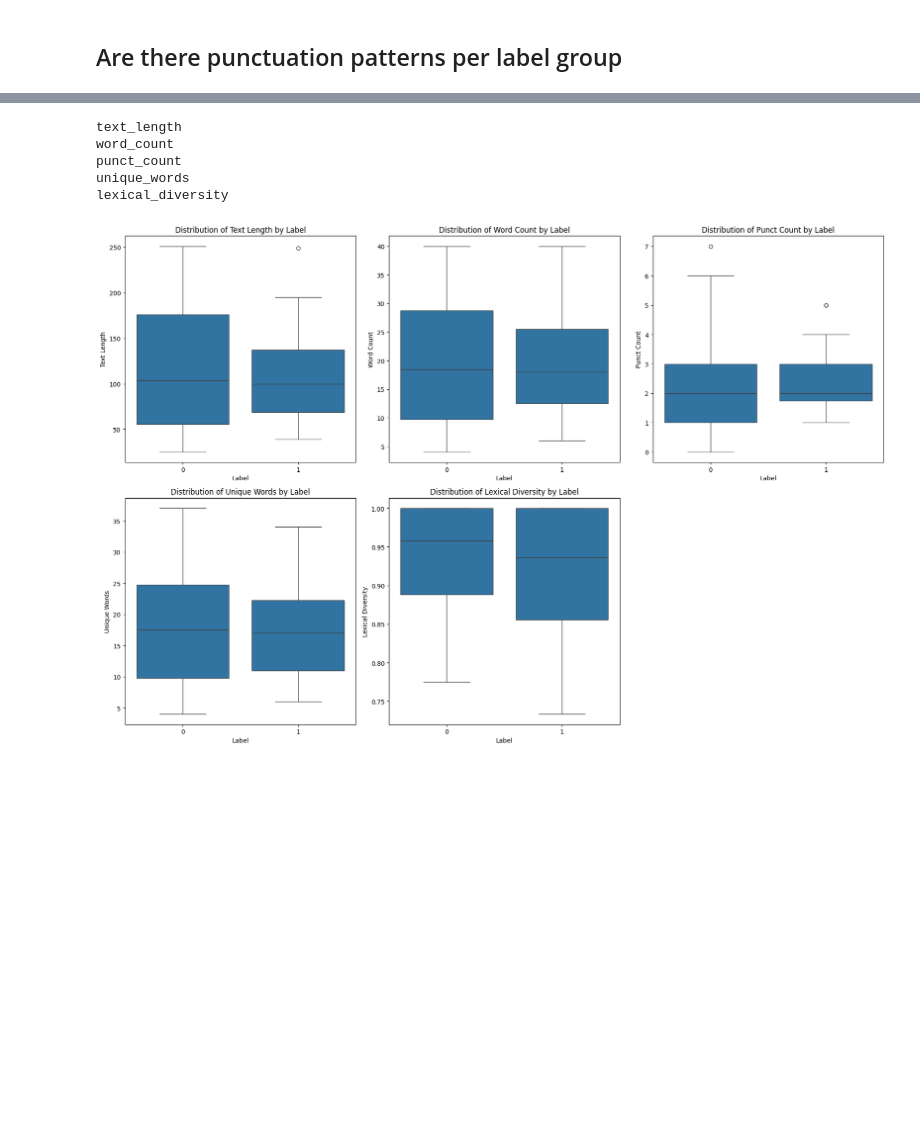
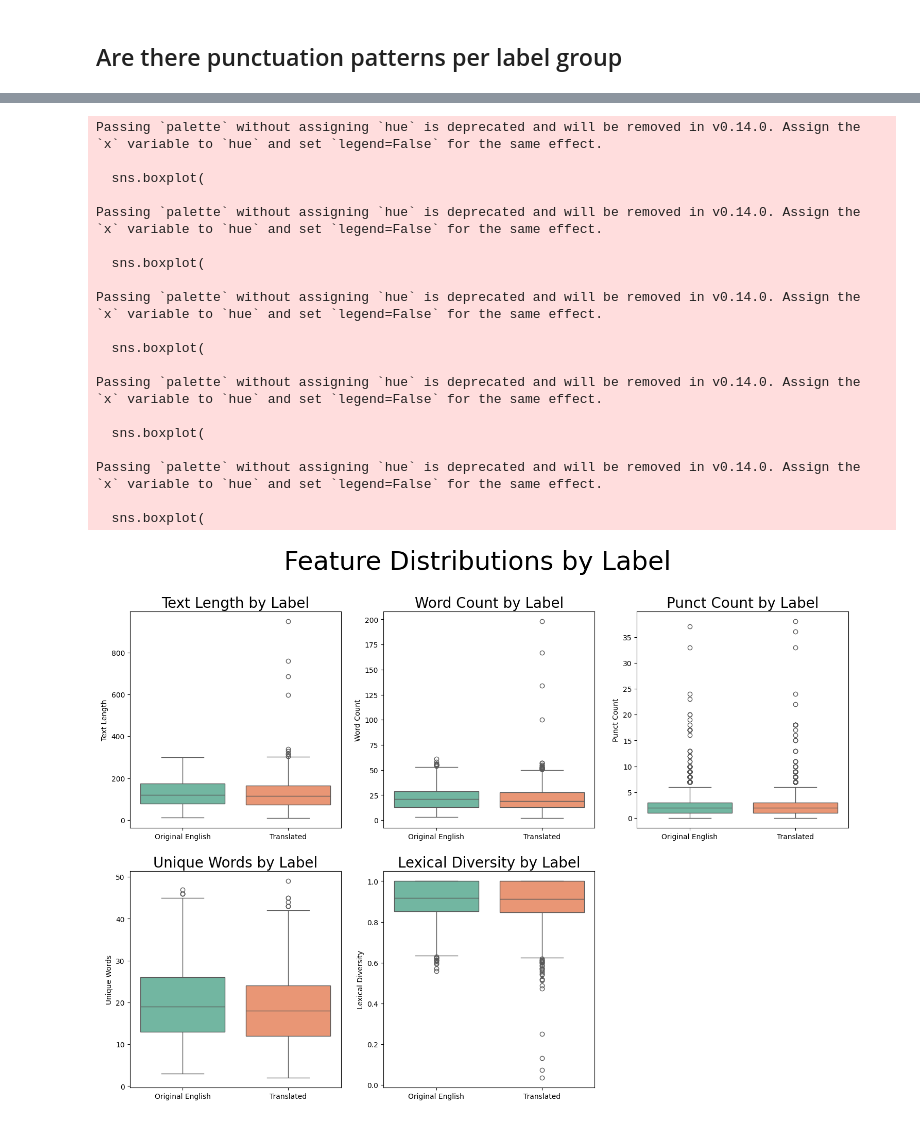
Before and after one commit to Michelle875/Translationese, a Jupyter notebook: translation/data_exploration.ipynb, the cells around one changed output, grey strips where cells are left out. Drawn from its saved outputs; the diff is of its cells as text; code cells hidden in the pictures; blank space fills up the shorter version.

```diff
--- a/translation/data_exploration.ipynb
+++ b/translation/data_exploration.ipynb
@@ -152,7 +157,7 @@ X = []
 y = []
 count = 0
 for en, sp in clean_pairs:
-    if count >= 400:
+    if count >=12000:
         break
     print(count)
     X.append(en)
@@ -216,3 +221,13 @@ df.to_csv("csvs/small_translation_dataset.csv", index=False)
 2  I declare resumed the session of the European ...      0
 3  I declare the European Parliament's session, w...      1
 4  Although, as you will have seen, the dreaded '...      0
+# %%
+import pandas as pd
+import numpy as np
+data = pd.read_csv(
+    "csvs/big_translation_dataset.csv",
+    engine="python",
+    on_bad_lines="skip"
+)
+
+print(len(data))
@@ -274,6 +295,6 @@ plt.show()
 # %%
 # Use the larger dataset for more meaningful analysis
-data_large = pd.DataFrame({"text": X, "label": y})
+data_large = pd.DataFrame({"text": data['text'], "label": data['label']})
 
 # Compute various features
 data_large['text_length'] = data_large['text'].apply(len)
@@ -306,33 +327,53 @@ label
 
 [2 rows x 40 columns]
 # %%
-# Visualize distributions
 features = ['text_length', 'word_count', 'punct_count', 'unique_words', 'lexical_diversity']
 
 fig, axes = plt.subplots(2, 3, figsize=(18, 12))
 axes = axes.flatten()
+fig.suptitle('Feature Distributions by Label', fontsize=36)
+label_map = {0: "Original English", 1: "Translated"}
+data_large["label_name"] = data_large["label"].map(label_map)
 
 for i, feature in enumerate(features):
-    print(feature)
-    sns.boxplot(data=data_large, x='label', y=feature, ax=axes[i])
-    axes[i].set_title(f'Distribution of {feature.replace("_", " ").title()} by Label')
-    axes[i].set_xlabel('Label')
+    sns.boxplot(
+        data=data_large,
+        x='label_name',
+        y=feature,
+        ax=axes[i],
+        palette="Set2"
+    )
+    axes[i].set_title(f'{feature.replace("_", " ").title()} by Label', fontsize=20)
+    axes[i].set_xlabel('')
     axes[i].set_ylabel(feature.replace("_", " ").title())
 
-# Hide the last empty subplot if any
-if len(features) < len(axes):
-    for j in range(len(features), len(axes)):
-        axes[j].set_visible(False)
+# Hide unused subplot
+for j in range(len(features), len(axes)):
+    axes[j].set_visible(False)
 
-plt.tight_layout()
+# plt.tight_layout()
 plt.show()
 # %% [output]
-text_length
-word_count
-punct_count
-unique_words
-lexical_diversity
+Passing `palette` without assigning `hue` is deprecated and will be removed in v0.14.0. Assign the `x` variable to `hue` and set `legend=False` for the same effect.
+
+  sns.boxplot(
+
+Passing `palette` without assigning `hue` is deprecated and will be removed in v0.14.0. Assign the `x` variable to `hue` and set `legend=False` for the same effect.
+
+  sns.boxplot(
+
+Passing `palette` without assigning `hue` is deprecated and will be removed in v0.14.0. Assign the `x` variable to `hue` and set `legend=False` for the same effect.
+
+  sns.boxplot(
+
+Passing `palette` without assigning `hue` is deprecated and will be removed in v0.14.0. Assign the `x` variable to `hue` and set `legend=False` for the same effect.
+
+  sns.boxplot(
+
+Passing `palette` without assigning `hue` is deprecated and will be removed in v0.14.0. Assign the `x` variable to `hue` and set `legend=False` for the same effect.
+
+  sns.boxplot(
-[figure, old version]
+[figure, new version]
 # %%
 from scipy.stats import ttest_ind
 
```
Also changed, not shown: parts of 10 cells of this notebook, 7 other files.
